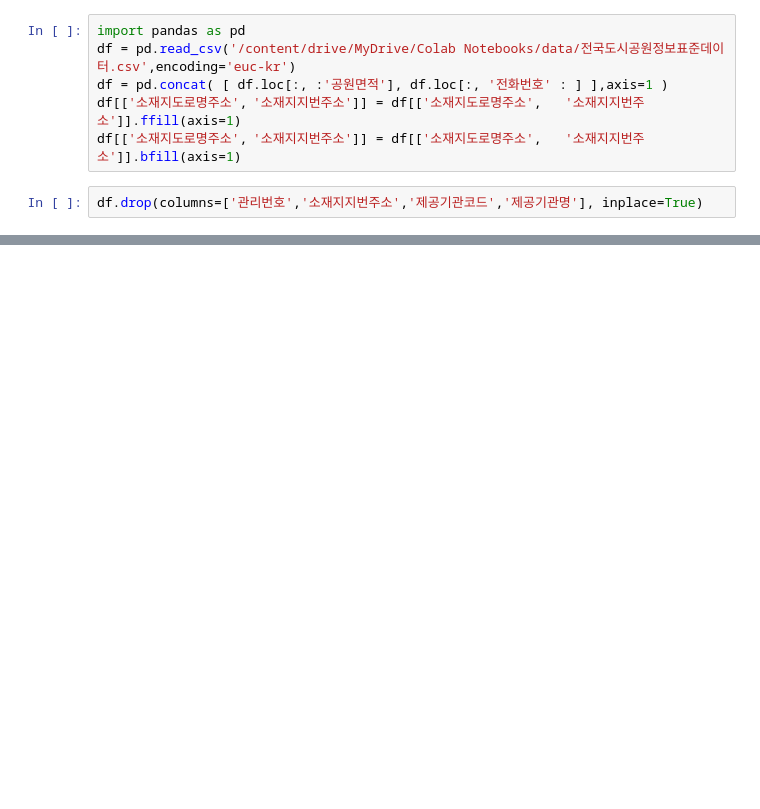
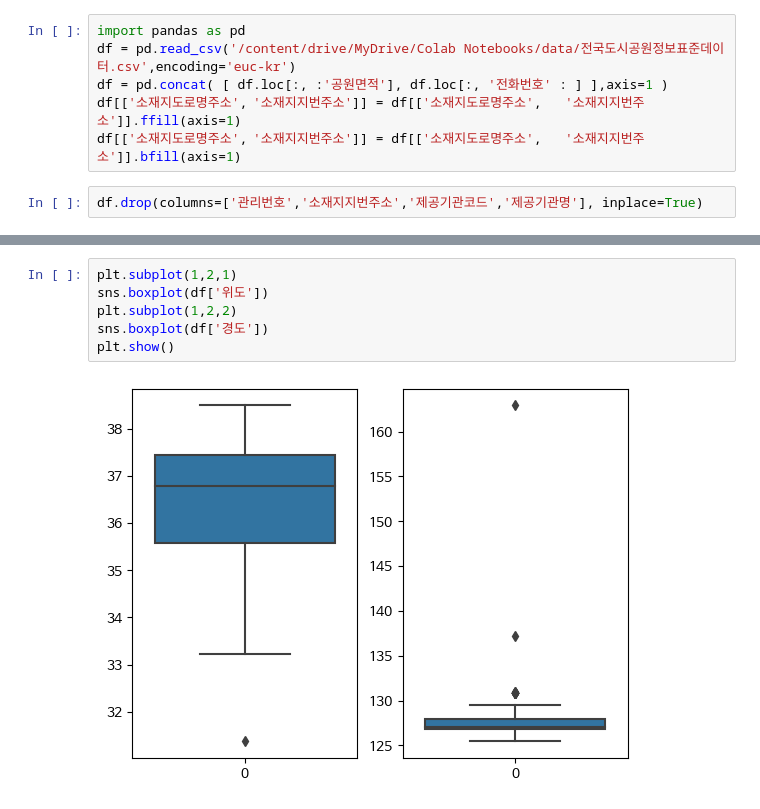
Before and after one commit to leekyuyoung20230313/pythone, a Jupyter notebook: 전처리/도시공원.ipynb, the cells around one changed output, grey strips where cells are left out. Saved outputs shown, nothing was run; the diff lists cells and outputs as text; blank space fills up the shorter version.

```diff
--- a/전처리/도시공원.ipynb
+++ b/전처리/도시공원.ipynb
@@ -20,0 +97,8 @@ df.head()
+# %%
+plt.subplot(1,2,1)
+sns.boxplot(df['위도'])
+plt.subplot(1,2,2)
+sns.boxplot(df['경도'])
+plt.show()
+# %% [output]
+[figure, added]
```
Also changed, not shown: parts of 11 cells of this notebook.
